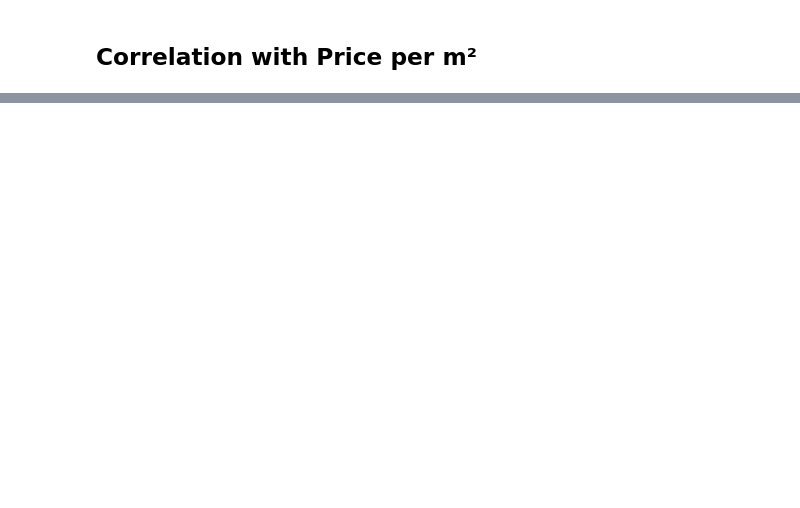
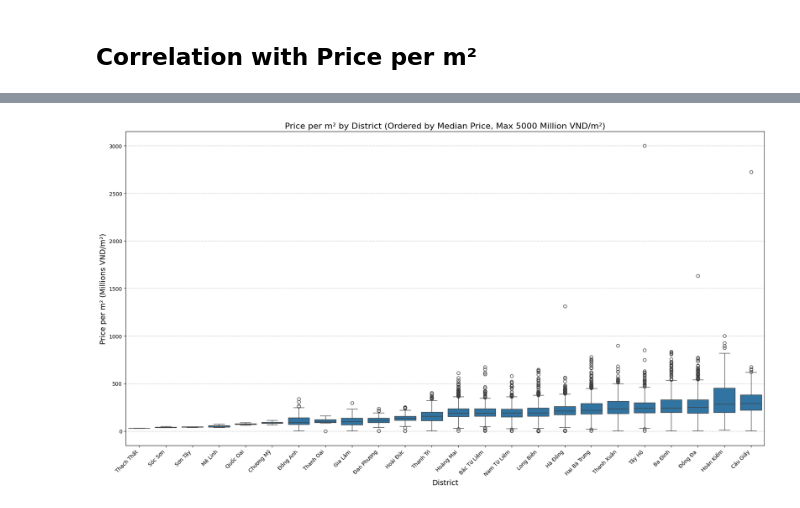
Before and after one commit to DuongDH03/RealEstate-EDA-Modeling, a Jupyter notebook: Data Exploration/Explore-alonhadat.ipynb, the cells around one changed output, grey strips where cells are left out. Cells and saved outputs as stored; diff of their text form; code cells hidden in the pictures; blank space fills up the shorter version.

Commit message:
Refactor code structure for improved readability and maintainability

```diff
--- a/Data Exploration/Explore-alonhadat.ipynb
+++ b/Data Exploration/Explore-alonhadat.ipynb
@@ -469,0 +535,23 @@ ward_cat                 -0.02
+# %%
+# Price per m² by district, limited to 5000 million VND
+
+# Filter out outliers where price_per_m2 > 5000
+df_filtered_price = df_no_outliers[df_no_outliers['price_per_m2'] <= 5000]
+
+# Calculate the median price_per_m2 for each district to order them using the filtered data
+if 'district' in df_filtered_price.columns and 'price_per_m2' in df_filtered_price.columns:
+    median_prices = df_filtered_price.groupby('district')['price_per_m2'].median().sort_values()
+    ordered_districts = median_prices.index
+
+    plt.figure(figsize=(18, 10)) # Increased figure size for better readability
+    sns.boxplot(data=df_filtered_price, x='district', y='price_per_m2', order=ordered_districts)
+    plt.title('Price per m² by District (Ordered by Median Price, Max 5000 Million VND/m²)', fontsize=16)
+    plt.xticks(rotation=45, ha='right', fontsize=10) # Adjusted rotation and alignment for better label visibility
+    plt.xlabel('District', fontsize=14)
+    plt.ylabel('Price per m² (Millions VND/m²)', fontsize=14)
+    plt.grid(axis='y', linestyle='--', alpha=0.7) # Added a light grid for the y-axis
+    plt.tight_layout() # Adjust layout to prevent labels from overlapping    plt.show()
+else:
+    print("Columns 'district' or 'price_per_m2' not found in the filtered DataFrame, or the filtered DataFrame is empty.")
+# %% [output]
+[figure, added]
```
Also changed, not shown: parts of 11 cells of this notebook, 2 other files.
